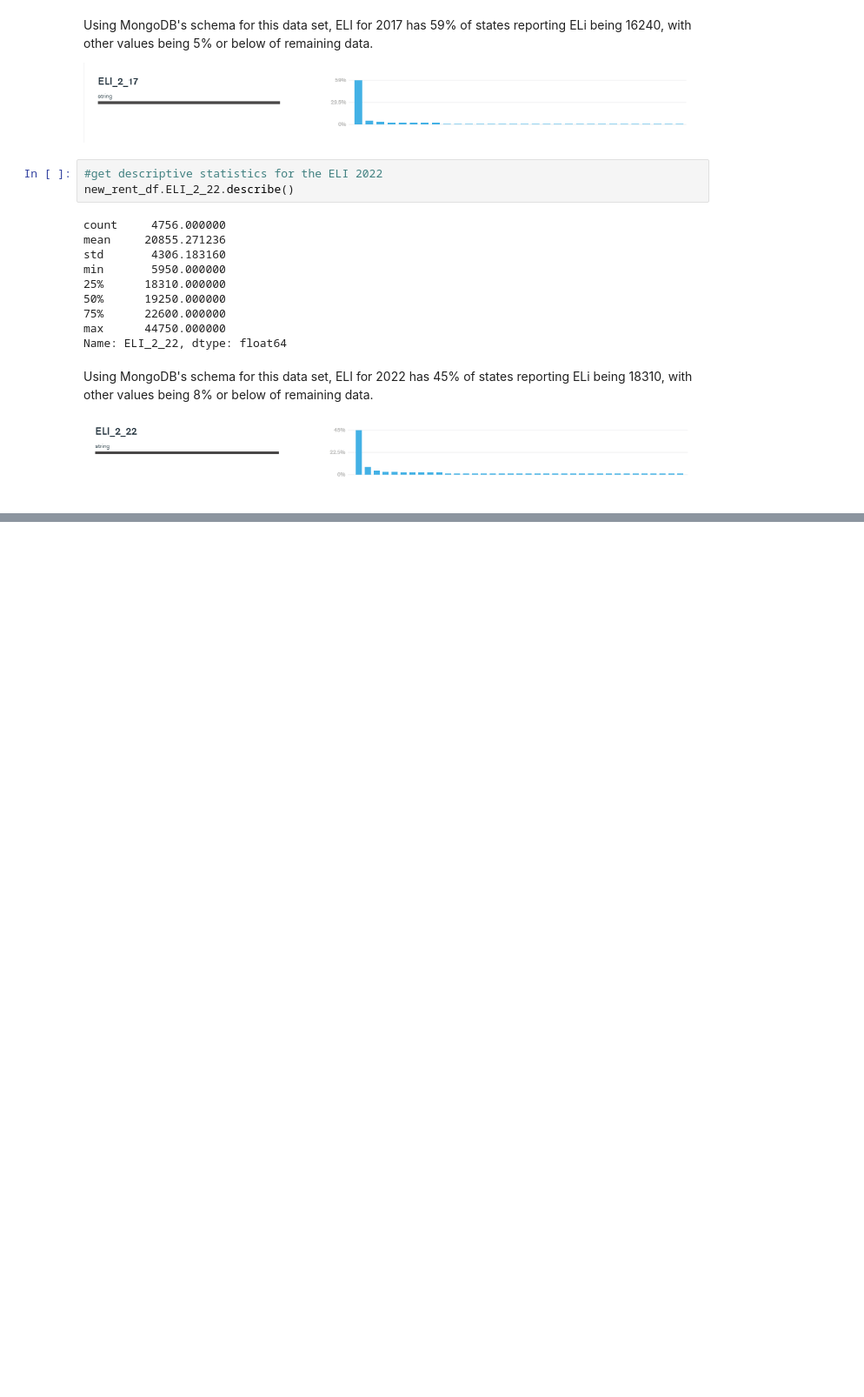
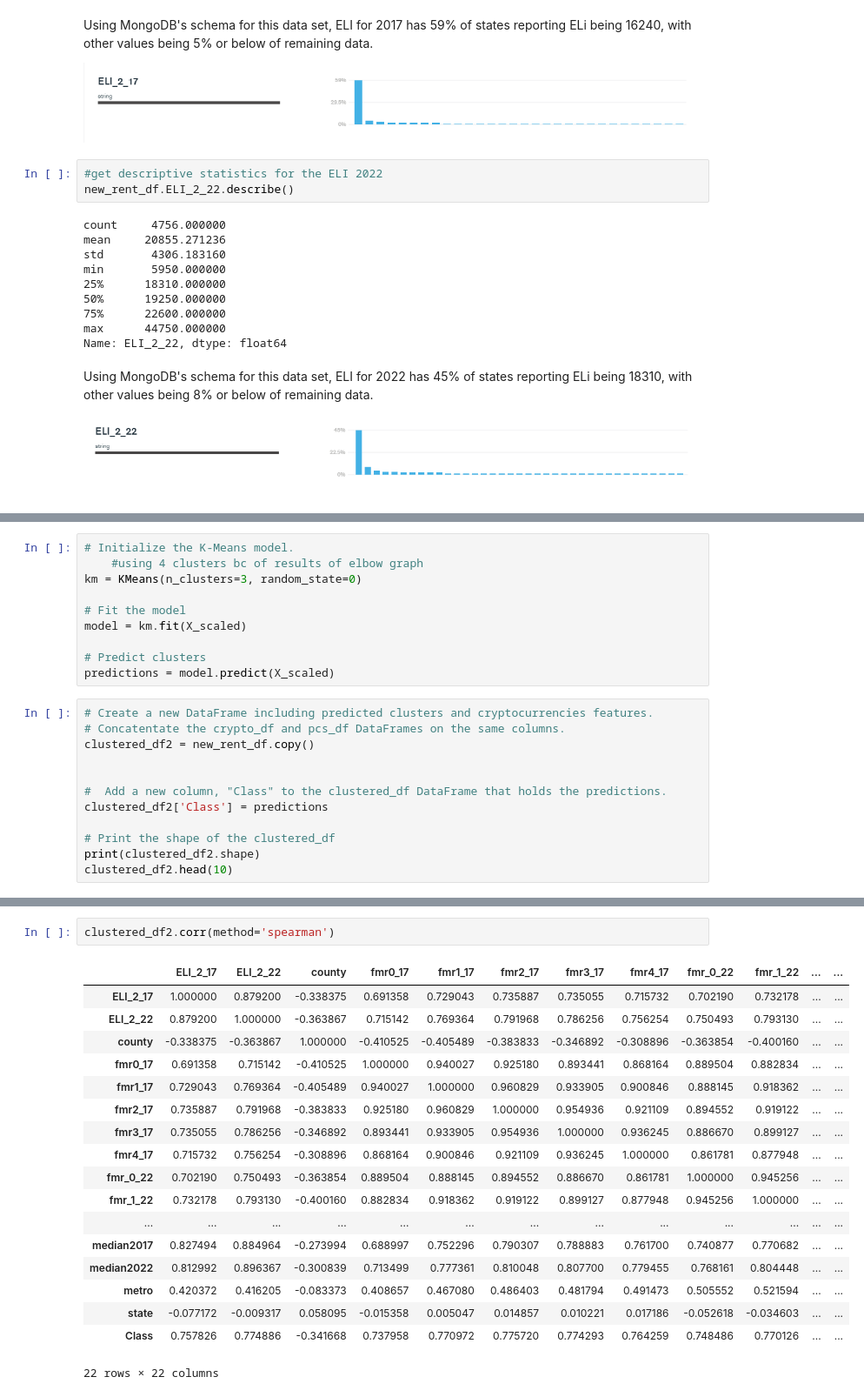
Before and after one commit to shumph10/Housing_Assistance_Analysis, a Jupyter notebook: ML_joined_df.ipynb, the cells around one changed output, grey strips where cells are left out. Shown at 87% size. Cells and saved outputs as stored; diff of their text form; blank space fills up the shorter version.

```diff
--- a/ML_joined_df.ipynb
+++ b/ML_joined_df.ipynb
@@ -205,0 +386,22 @@ Using MongoDB's schema for this data set, ELI for 2022 has 45% of states reporti
+# %%
+# Initialize the K-Means model.
+    #using 4 clusters bc of results of elbow graph
+km = KMeans(n_clusters=3, random_state=0)
+
+# Fit the model
+model = km.fit(X_scaled)
+
+# Predict clusters
+predictions = model.predict(X_scaled)
+# %%
+# Create a new DataFrame including predicted clusters and cryptocurrencies features.
+# Concatentate the crypto_df and pcs_df DataFrames on the same columns.
+clustered_df2 = new_rent_df.copy()
+
+
+#  Add a new column, "Class" to the clustered_df DataFrame that holds the predictions.
+clustered_df2['Class'] = predictions
+
+# Print the shape of the clustered_df
+print(clustered_df2.shape)
+clustered_df2.head(10)
@@ -205,0 +429,21 @@ Using MongoDB's schema for this data set, ELI for 2022 has 45% of states reporti
+# %%
+clustered_df2.corr(method='spearman')
+# %% [output]
+|  | ELI_2_17 | ELI_2_22 | county | fmr0_17 | fmr1_17 | fmr2_17 | fmr3_17 | fmr4_17 | fmr_0_22 | fmr_1_22 | ... | ... |
+| ELI_2_17 | 1.000000 | 0.879200 | -0.338375 | 0.691358 | 0.729043 | 0.735887 | 0.735055 | 0.715732 | 0.702190 | 0.732178 | ... | ... |
+| ELI_2_22 | 0.879200 | 1.000000 | -0.363867 | 0.715142 | 0.769364 | 0.791968 | 0.786256 | 0.756254 | 0.750493 | 0.793130 | ... | ... |
+| county | -0.338375 | -0.363867 | 1.000000 | -0.410525 | -0.405489 | -0.383833 | -0.346892 | -0.308896 | -0.363854 | -0.400160 | ... | ... |
+| fmr0_17 | 0.691358 | 0.715142 | -0.410525 | 1.000000 | 0.940027 | 0.925180 | 0.893441 | 0.868164 | 0.889504 | 0.882834 | ... | ... |
+| fmr1_17 | 0.729043 | 0.769364 | -0.405489 | 0.940027 | 1.000000 | 0.960829 | 0.933905 | 0.900846 | 0.888145 | 0.918362 | ... | ... |
+| fmr2_17 | 0.735887 | 0.791968 | -0.383833 | 0.925180 | 0.960829 | 1.000000 | 0.954936 | 0.921109 | 0.894552 | 0.919122 | ... | ... |
+| fmr3_17 | 0.735055 | 0.786256 | -0.346892 | 0.893441 | 0.933905 | 0.954936 | 1.000000 | 0.936245 | 0.886670 | 0.899127 | ... | ... |
+| fmr4_17 | 0.715732 | 0.756254 | -0.308896 | 0.868164 | 0.900846 | 0.921109 | 0.936245 | 1.000000 | 0.861781 | 0.877948 | ... | ... |
+| fmr_0_22 | 0.702190 | 0.750493 | -0.363854 | 0.889504 | 0.888145 | 0.894552 | 0.886670 | 0.861781 | 1.000000 | 0.945256 | ... | ... |
+| fmr_1_22 | 0.732178 | 0.793130 | -0.400160 | 0.882834 | 0.918362 | 0.919122 | 0.899127 | 0.877948 | 0.945256 | 1.000000 | ... | ... |
+| ... | ... | ... | ... | ... | ... | ... | ... | ... | ... | ... | ... | ... |
+| median2017 | 0.827494 | 0.884964 | -0.273994 | 0.688997 | 0.752296 | 0.790307 | 0.788883 | 0.761700 | 0.740877 | 0.770682 | ... | ... |
+| median2022 | 0.812992 | 0.896367 | -0.300839 | 0.713499 | 0.777361 | 0.810048 | 0.807700 | 0.779455 | 0.768161 | 0.804448 | ... | ... |
+| metro | 0.420372 | 0.416205 | -0.083373 | 0.408657 | 0.467080 | 0.486403 | 0.481794 | 0.491473 | 0.505552 | 0.521594 | ... | ... |
+| state | -0.077172 | -0.009317 | 0.058095 | -0.015358 | 0.005047 | 0.014857 | 0.010221 | 0.017186 | -0.052618 | -0.034603 | ... | ... |
+| Class | 0.757826 | 0.774886 | -0.341668 | 0.737958 | 0.770972 | 0.775720 | 0.774293 | 0.764259 | 0.748486 | 0.770126 | ... | ... |
+22 rows × 22 columns
```
Also changed, not shown: parts of 26 cells of this notebook.
